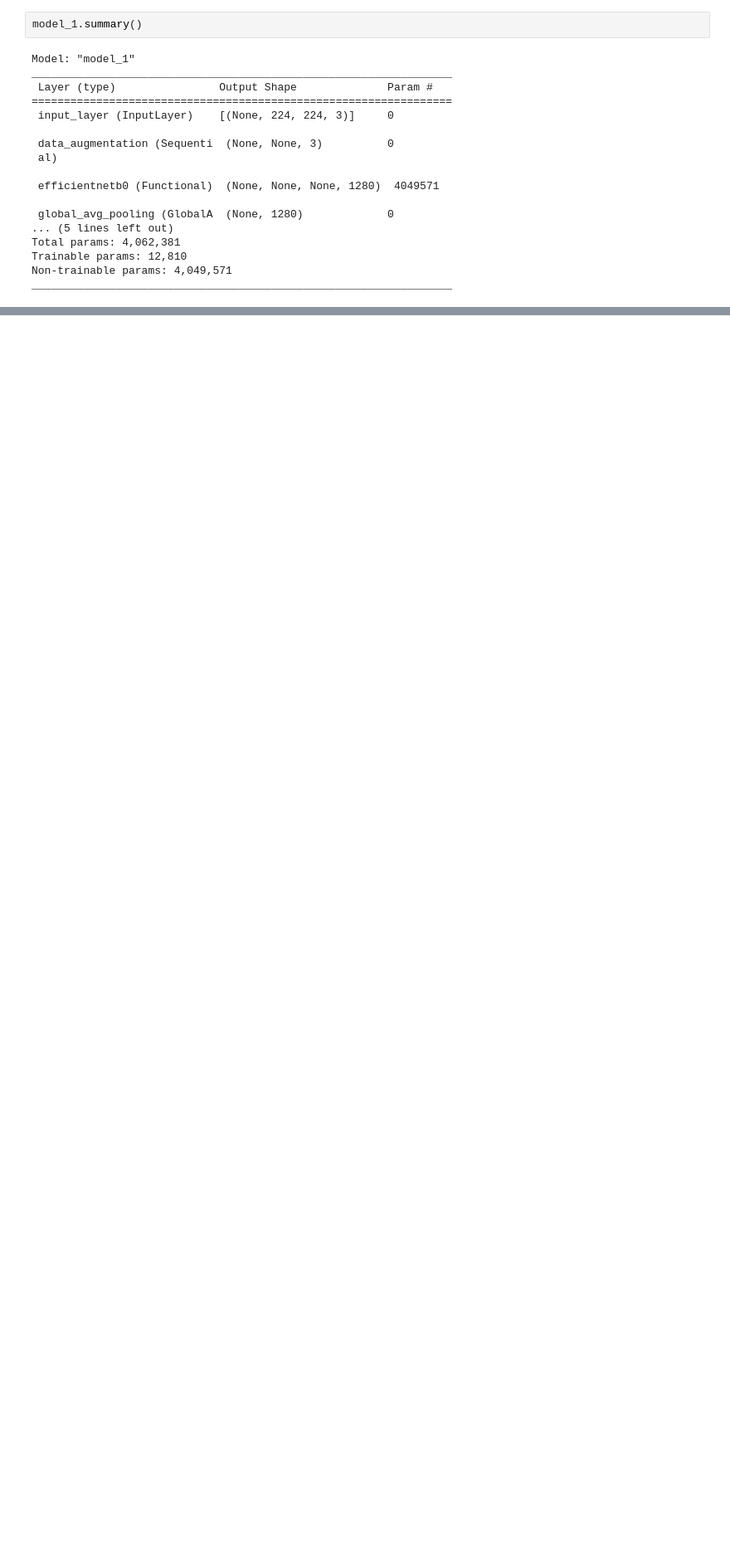
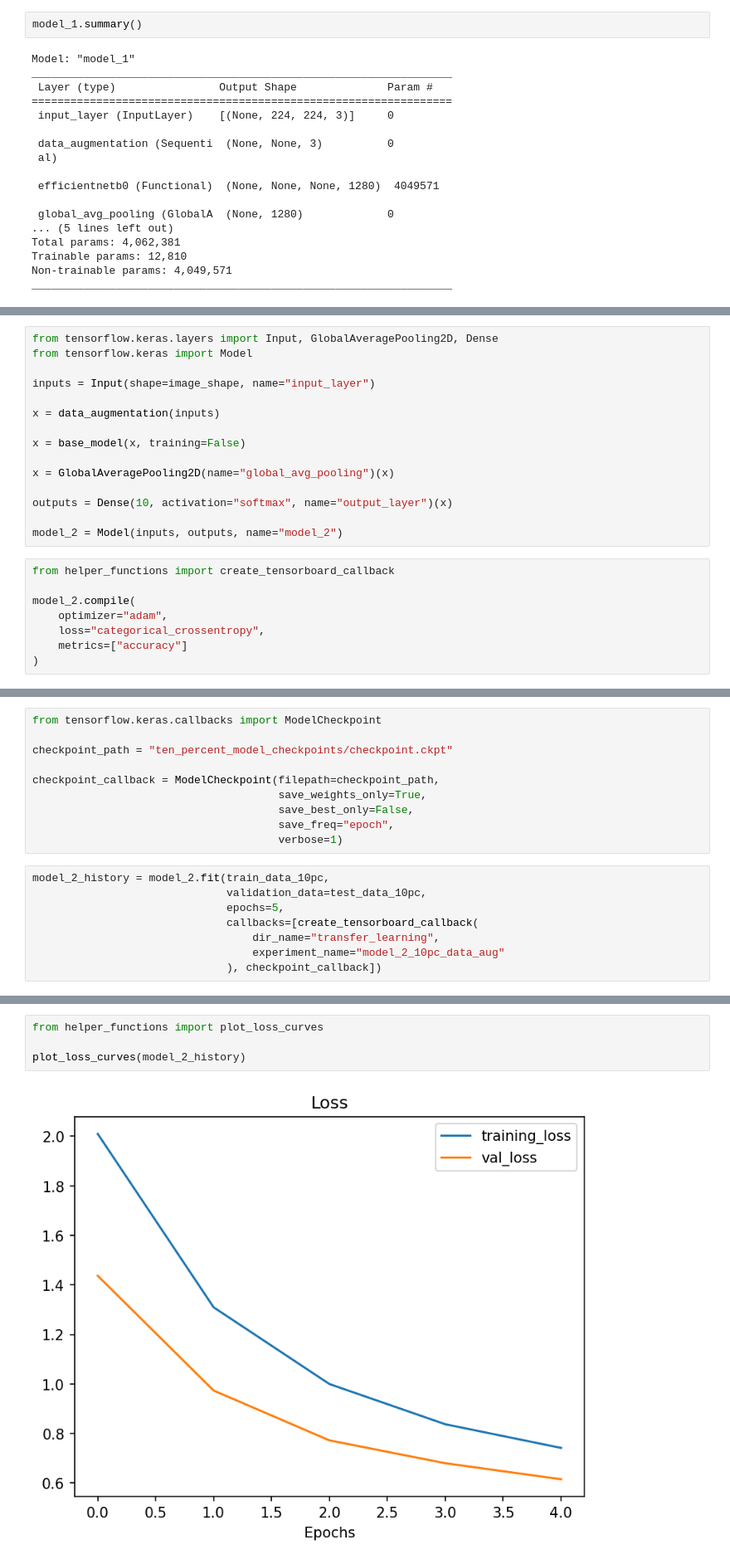
Before and after one commit to kshipra-jadav/ztm-dl, a Jupyter notebook: Transfer_Learning_with_TensorFlow_(Part_2)_ZTM.ipynb, the cells around one changed output, grey strips where cells are left out. Shown at 83% size. Saved outputs shown, nothing was run; the diff lists cells and outputs as text; blank space fills up the shorter version.

Commit message:
Finish model_2 with ModelCheckpoint

```diff
--- a/Transfer_Learning_with_TensorFlow_(Part_2)_ZTM.ipynb
+++ b/Transfer_Learning_with_TensorFlow_(Part_2)_ZTM.ipynb
@@ -355,0 +435,23 @@ _________________________________________________________________
+# %%
+from tensorflow.keras.layers import Input, GlobalAveragePooling2D, Dense
+from tensorflow.keras import Model
+
+inputs = Input(shape=image_shape, name="input_layer")
+
+x = data_augmentation(inputs)
+
+x = base_model(x, training=False)
+
+x = GlobalAveragePooling2D(name="global_avg_pooling")(x)
+
+outputs = Dense(10, activation="softmax", name="output_layer")(x)
+
+model_2 = Model(inputs, outputs, name="model_2")
+# %%
+from helper_functions import create_tensorboard_callback
+
+model_2.compile(
+    optimizer="adam",
+    loss="categorical_crossentropy",
+    metrics=["accuracy"]
+)
@@ -355,0 +480,18 @@ _________________________________________________________________
+# %%
+from tensorflow.keras.callbacks import ModelCheckpoint
+
+checkpoint_path = "ten_percent_model_checkpoints/checkpoint.ckpt"
+
+checkpoint_callback = ModelCheckpoint(filepath=checkpoint_path,
+                                      save_weights_only=True,
+                                      save_best_only=False,
+                                      save_freq="epoch",
+                                      verbose=1)
+# %%
+model_2_history = model_2.fit(train_data_10pc,
+                              validation_data=test_data_10pc,
+                              epochs=5,
+                              callbacks=[create_tensorboard_callback(
+                                  dir_name="transfer_learning",
+                                  experiment_name="model_2_10pc_data_aug"
+                              ), checkpoint_callback])
@@ -355,0 +516,6 @@ _________________________________________________________________
+# %%
+from helper_functions import plot_loss_curves
+
+plot_loss_curves(model_2_history)
+# %% [output]
+[figure, added]
```
Also changed, not shown: parts of 13 cells of this notebook.
